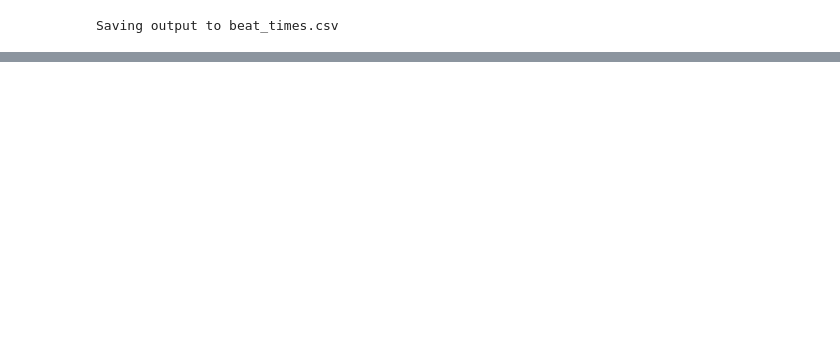
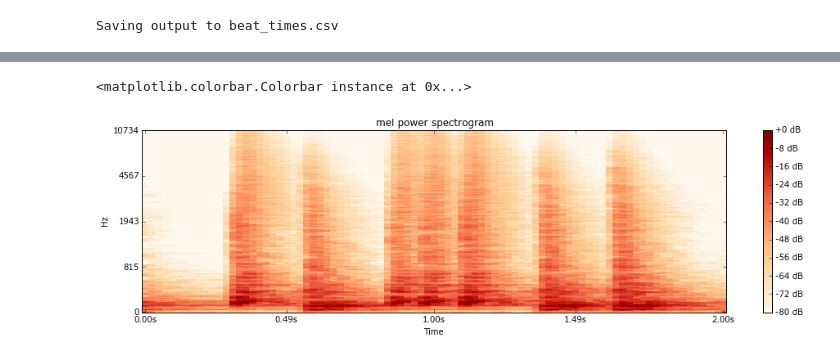
Before and after one commit to dsiah/Drum-Research, a Jupyter notebook: LibrosaStarter.ipynb, the cells around one changed output, grey strips where cells are left out. Cells and saved outputs as stored; diff of their text form; code cells hidden in the pictures; blank space fills up the shorter version.

```diff
--- a/LibrosaStarter.ipynb
+++ b/LibrosaStarter.ipynb
@@ -83,0 +73,2 @@ plt.vlines(onset_frames, 0, o_env.max(), color='r', linewidth=4.00, linestyles="
+# %%
+y2, sr2 = librosa.load("/Users/muddCS15/Documents/RealDrums/and-kick-snare.wav", duration=1.00, offset=7.65)
@@ -83,0 +79,12 @@ plt.vlines(onset_frames, 0, o_env.max(), color='r', linewidth=4.00, linestyles="
+# %%
+S2 = librosa.feature.melspectrogram(y=y2, sr=sr2, n_mels=256)
+log_S2 = librosa.logamplitude(S2, ref_power=np.max)
+plt.figure(figsize=(16,4))
+# Display the spectrogram on a mel scale
+# sample rate and hop length parameters are used to render the time axis
+librosa.display.specshow(log_S, sr=sr, x_axis='time', y_axis='mel')
+plt.title('mel power spectrogram')
+plt.colorbar(format='%+02.0f dB')
+# %% [output]
+<matplotlib.colorbar.Colorbar instance at 0x...>
+[figure, added]
```
Also changed, not shown: parts of 9 cells of this notebook, 12 other files.
